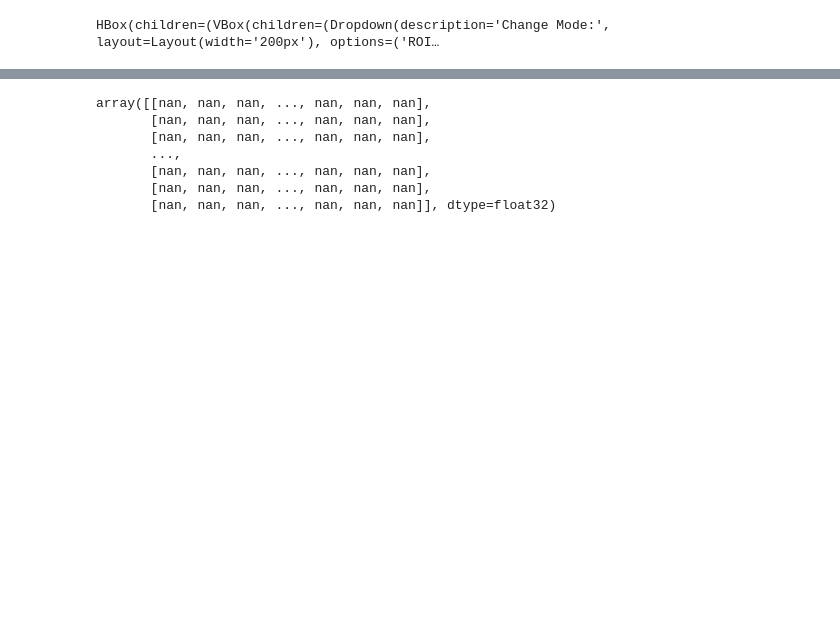
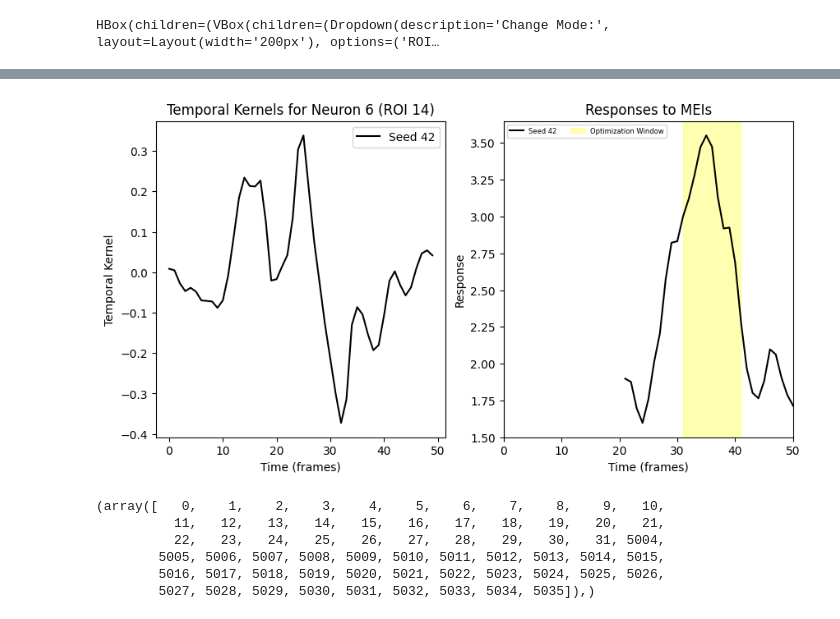
Before and after one commit to SamuelSuhai/model_in_the_loop, a Jupyter notebook: notebooks/gui/visualization_gui_experiments.ipynb, the cells around one changed output, grey strips where cells are left out. Saved outputs shown, nothing was run; the diff lists cells and outputs as text; code cells hidden in the pictures; blank space fills up the shorter version.

```diff
--- a/notebooks/gui/visualization_gui_experiments.ipynb
+++ b/notebooks/gui/visualization_gui_experiments.ipynb
@@ -117,7 +116,8 @@ sta_wrapper = STAWrapper(
 
 randomp_seed_mei_wrapper = RandomSeedMEIWrapper(
     dj_table_holder=dj_table_holder,
-    model_configs=cfg.model_configs, )
+    model_configs=cfg.model_configs,
+    seeds= [123,456,789])
 # %%
 # # Load config and tables
 
@@ -263,10 +334,14 @@ WARNING:tensorflow:6 out of the last 6 calls to <function TensorFlowTrainer.make
+# %%
+randomp_seed_mei_wrapper.plot1(roi_id=14)
+# %% [output]
+[figure, added]
 # %%
-test_dict["online_session_1_ventral1_20200226"]["natural_spikes"]
+import numpy as np
+np.where(np.isnan(test_dict["online_session_1_ventral1_20200226"]["natural_spikes"][0]))
 # %% [output]
-array([[nan, nan, nan, ..., nan, nan, nan],
-       [nan, nan, nan, ..., nan, nan, nan],
-       [nan, nan, nan, ..., nan, nan, nan],
-       ...,
-       [nan, nan, nan, ..., nan, nan, nan],
-       [nan, nan, nan, ..., nan, nan, nan],
-       [nan, nan, nan, ..., nan, nan, nan]], dtype=float32)
+(array([   0,    1,    2,    3,    4,    5,    6,    7,    8,    9,   10,
+          11,   12,   13,   14,   15,   16,   17,   18,   19,   20,   21,
+          22,   23,   24,   25,   26,   27,   28,   29,   30,   31, 5004,
+        5005, 5006, 5007, 5008, 5009, 5010, 5011, 5012, 5013, 5014, 5015,
+        5016, 5017, 5018, 5019, 5020, 5021, 5022, 5023, 5024, 5025, 5026,
+        5027, 5028, 5029, 5030, 5031, 5032, 5033, 5034, 5035]),)
```
Also changed, not shown: parts of 15 cells of this notebook, 2 other files.
